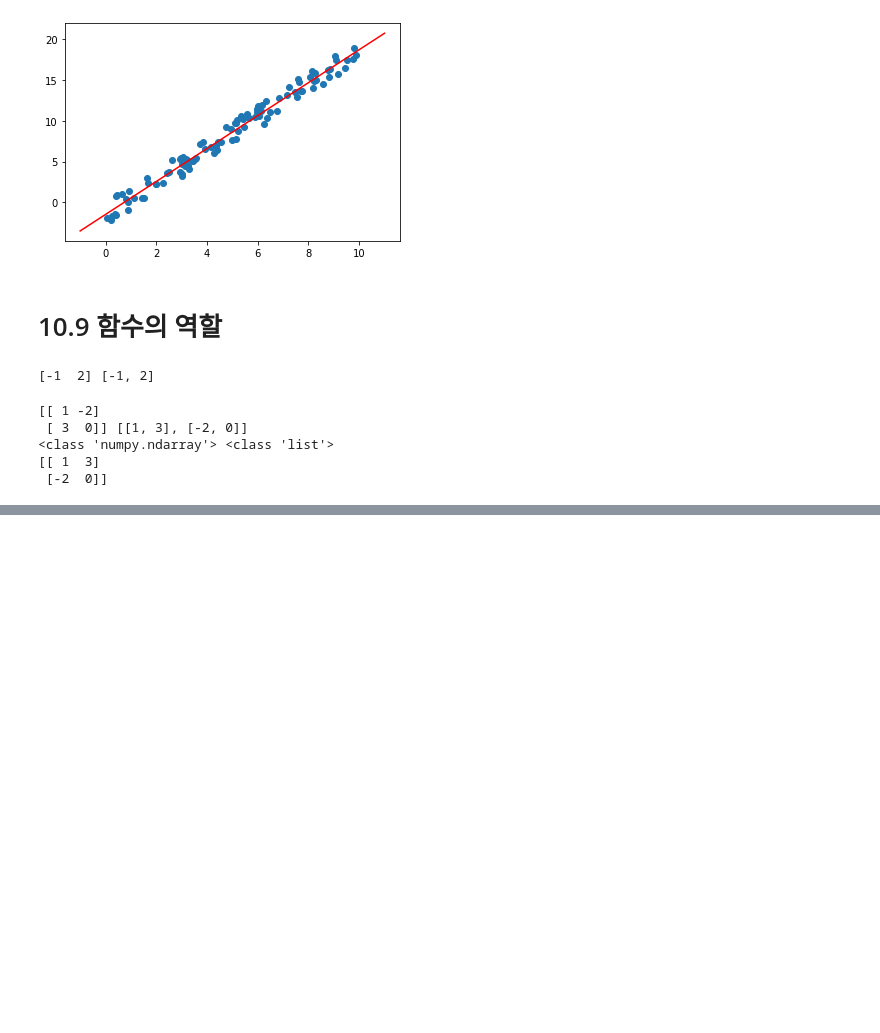
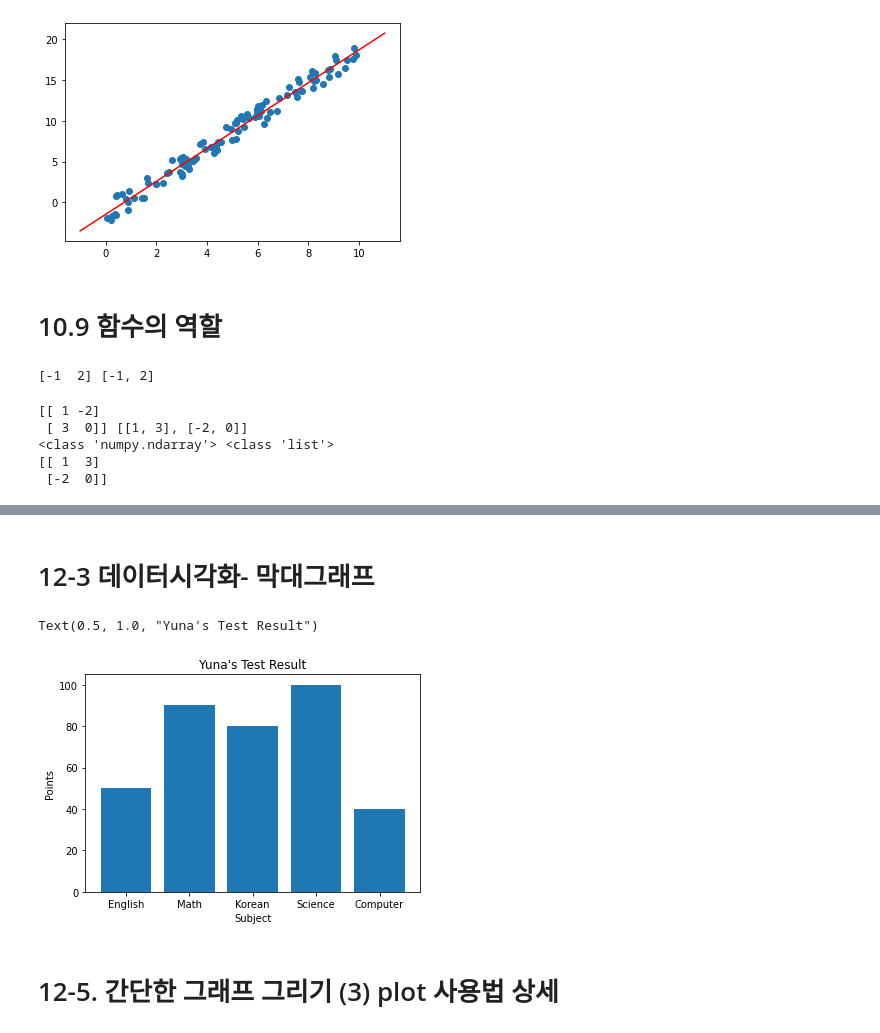
Before and after one commit to hyunyee/sba_modu, a Jupyter notebook: aiffel_code#9~#12.ipynb, the cells around one changed output, grey strips where cells are left out. Cells and saved outputs as stored; diff of their text form; code cells hidden in the pictures; blank space fills up the shorter version.

```diff
--- a/aiffel_code#9~#12.ipynb
+++ b/aiffel_code#9~#12.ipynb
@@ -118,0 +204,26 @@ print(np.array(A1))
+# %% [markdown]
+# 12-3 데이터시각화- 막대그래프
+# %%
+import matplotlib.pyplot as plt
+%matplotlib inline
+
+#그래프 데이터
+subject = ['English', 'Math', 'Korean', 'Science', 'Computer']
+points = [50, 90, 80, 100, 40]
+
+# 축 그리기
+fig = plt.figure()
+ax1 = fig.add_subplot(1,1,1)
+
+# 그래프 그리기
+ax1.bar(subject, points)
+
+# 라벨, 타이틀 달기
+plt.xlabel('Subject')
+plt.ylabel('Points')
+plt.title("Yuna's Test Result")
+# %% [output]
+Text(0.5, 1.0, "Yuna's Test Result")
+[figure, added]
+# %% [markdown]
+# 12-5. 간단한 그래프 그리기 (3) plot 사용법 상세
```
Also changed, not shown: parts of 21 cells of this notebook, 2 other files.
